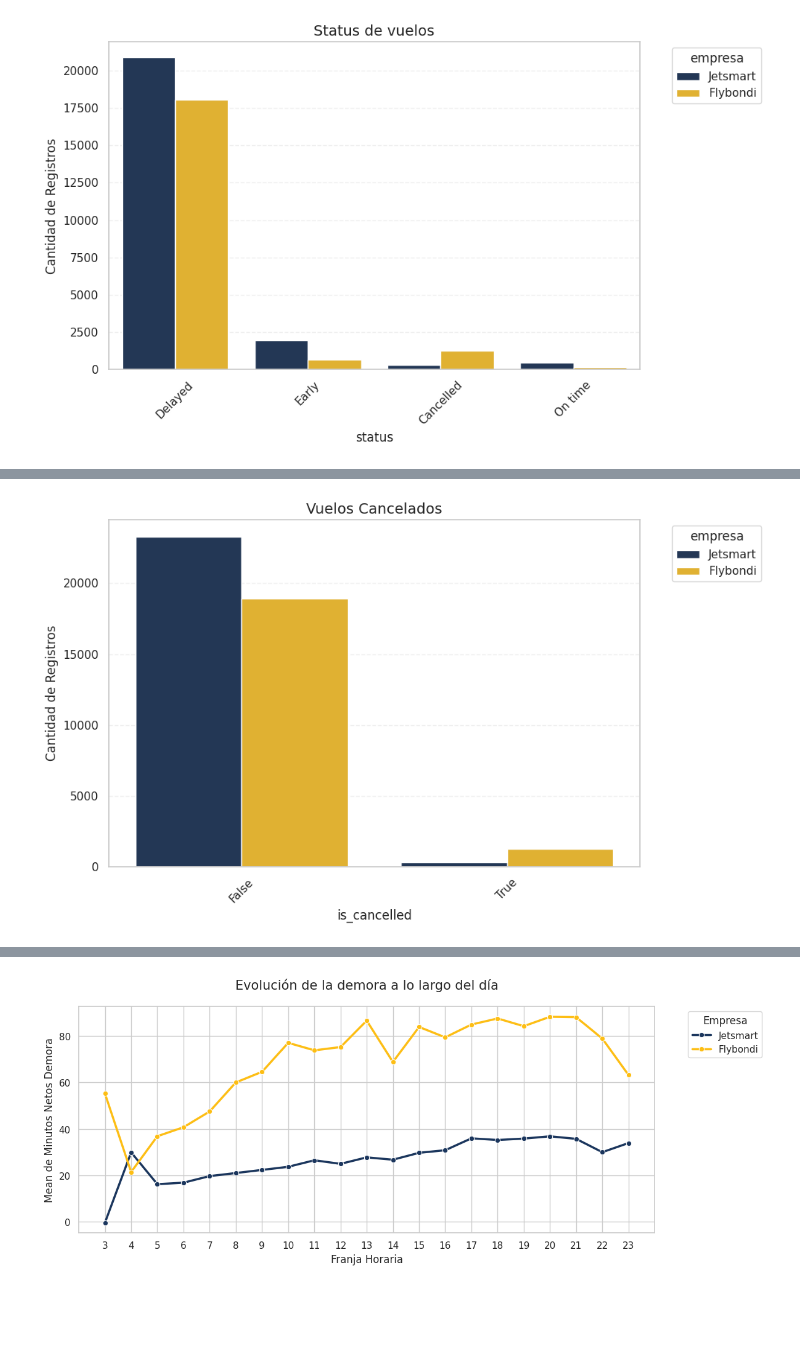
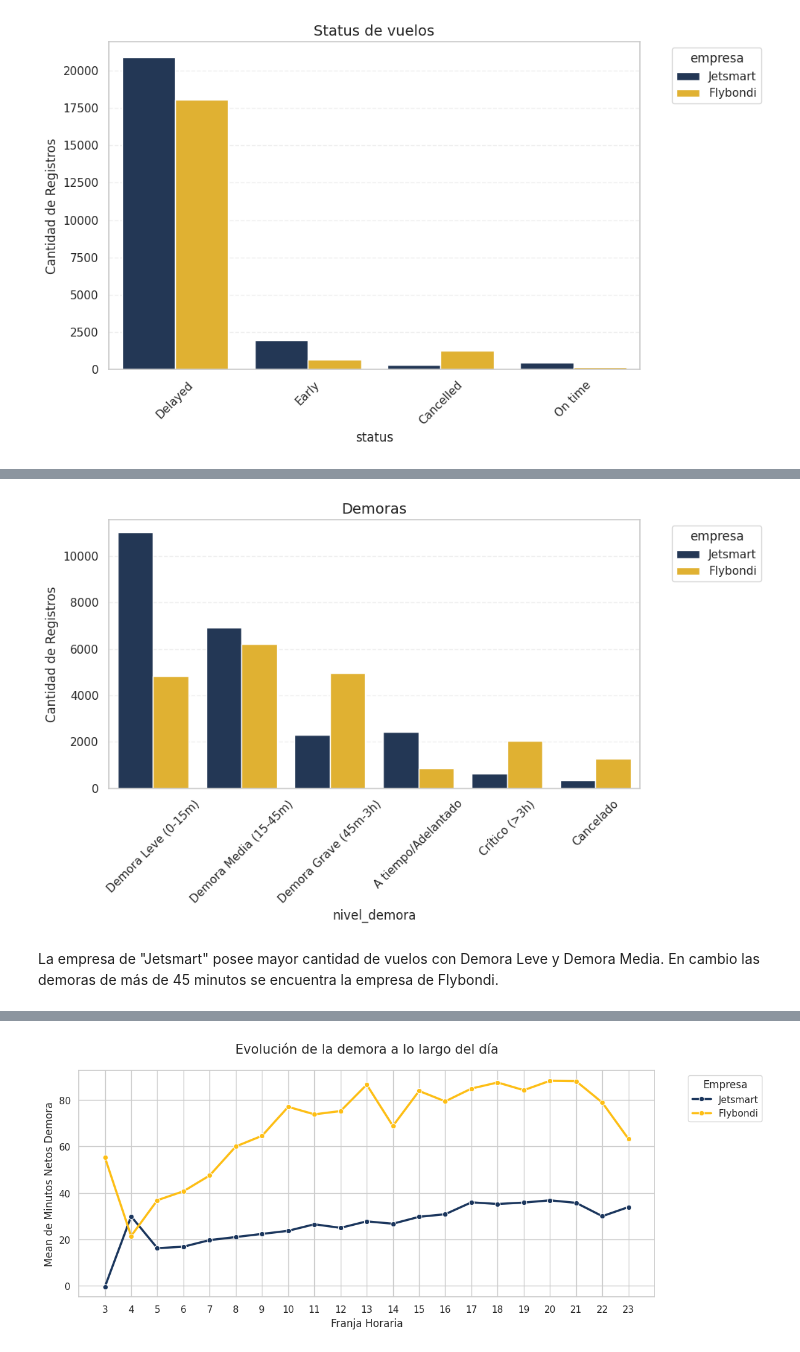
Before and after one commit to parivgabriela/Data_mining, a Jupyter notebook: analisis_estado_vuelos/notebooks/03_EDA_reporte.ipynb, the cells around one changed output, grey strips where cells are left out. Drawn from its saved outputs; the diff is of its cells as text; code cells hidden in the pictures; blank space fills up the shorter version.

```diff
--- a/analisis_estado_vuelos/notebooks/03_EDA_reporte.ipynb
+++ b/analisis_estado_vuelos/notebooks/03_EDA_reporte.ipynb
@@ -110,3 +326,5 @@ df.dtypes
 | franja_horaria | int32 |
 | nivel_demora | category |
 dtype: object
+# %%
+df = transform_column_to_datetime(df, "fecha")
@@ -117,5 +379,7 @@ graficar_frecuencias(df, 'status', categoria="empresa", titulo='Status de vuelos
 # %%
-graficar_frecuencias(df, 'is_cancelled', categoria="empresa", titulo='Vuelos Cancelados')
+graficar_frecuencias(df, 'nivel_demora', categoria="empresa", titulo='Demoras')
 # %% [output]
-[figure, old version]
+[figure, new version]
+# %% [markdown]
+La empresa de "Jetsmart" posee mayor cantidad de vuelos con Demora Leve y Demora Media. En cambio las demoras de más de 45 minutos se encuentra la empresa de Flybondi.
 # %%
```
Also changed, not shown: parts of 43 cells of this notebook.
